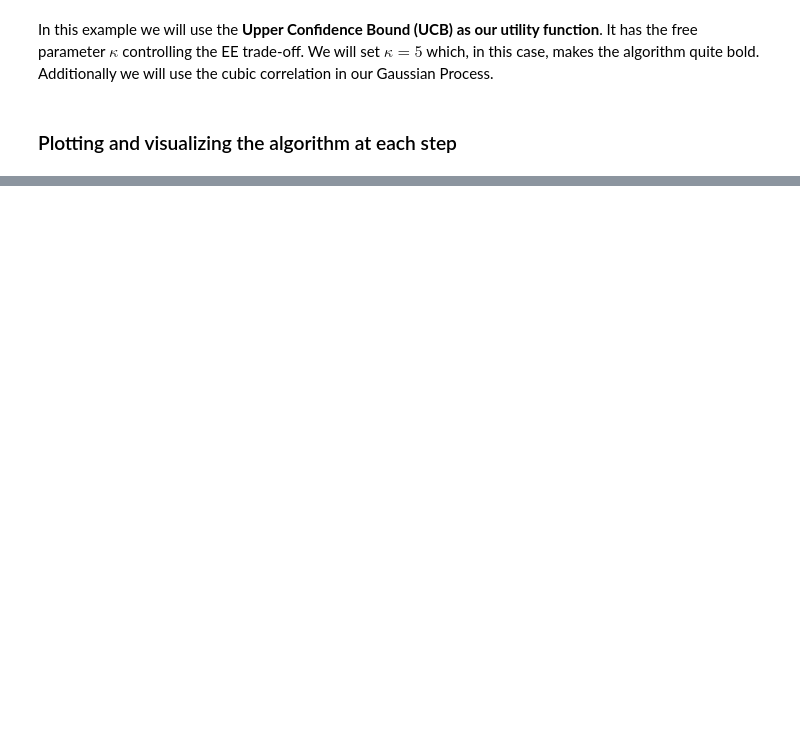
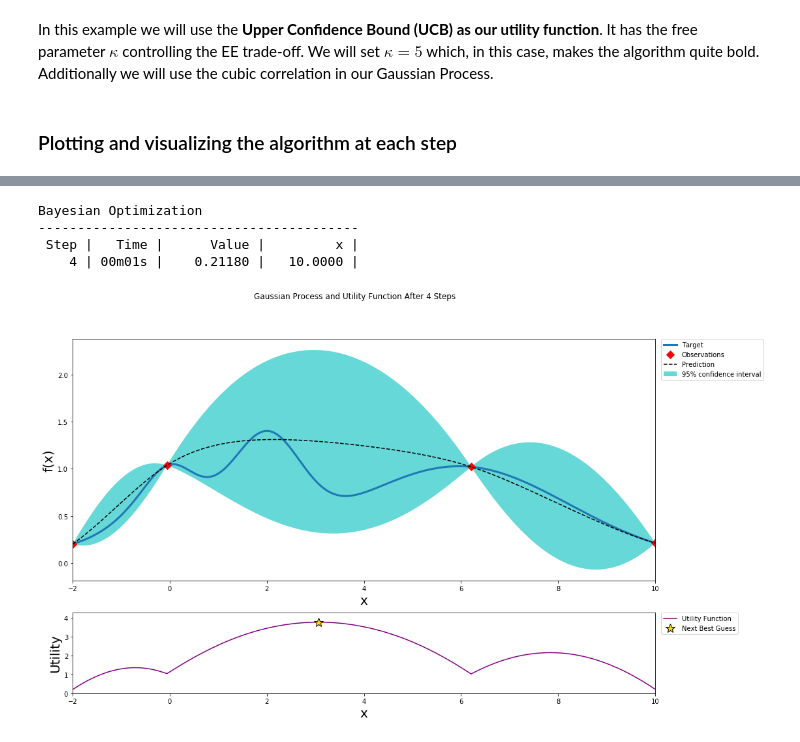
Before and after one commit to rmania/datascience, a Jupyter notebook: ubc_ml/05_Bayesian_optimization_bandits_thomson.ipynb, the cells around one changed output, grey strips where cells are left out. Cells and saved outputs as stored; diff of their text form; code cells hidden in the pictures; blank space fills up the shorter version.

Commit message:
spread Bayesian love

```diff
--- a/ubc_ml/05_Bayesian_optimization_bandits_thomson.ipynb
+++ b/ubc_ml/05_Bayesian_optimization_bandits_thomson.ipynb
@@ -181,0 +204,10 @@ ValueError: zero-size array to reduction operation maximum which has no identity
+# %%
+# run this again in a new cell to explore more steps
+bo.maximize(init_points=0, n_iter=1, kappa=5)
+plot_gp(bo, x, y)
+# %% [output]
+Bayesian Optimization
+-----------------------------------------
+ Step |   Time |      Value |         x |
+    4 | 00m01s |    0.21180 |   10.0000 |
+[figure, added]
```
Also changed, not shown: parts of 20 cells of this notebook, 1 other file.
